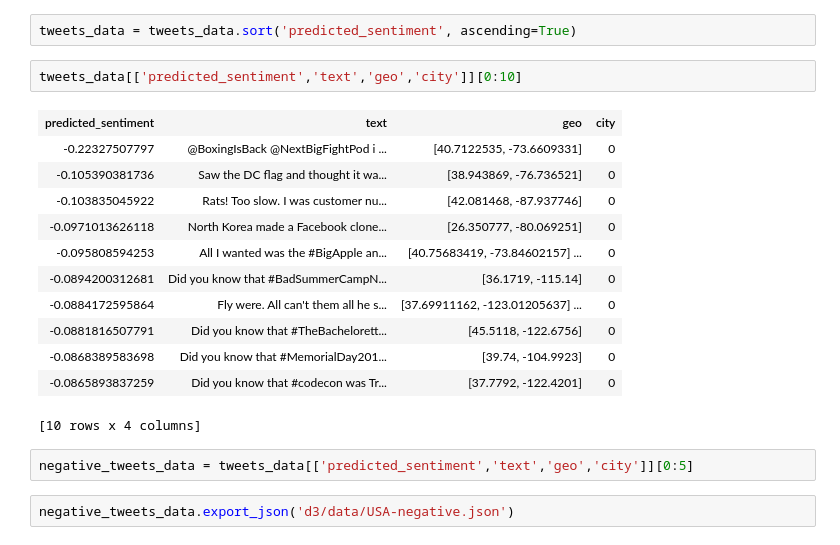
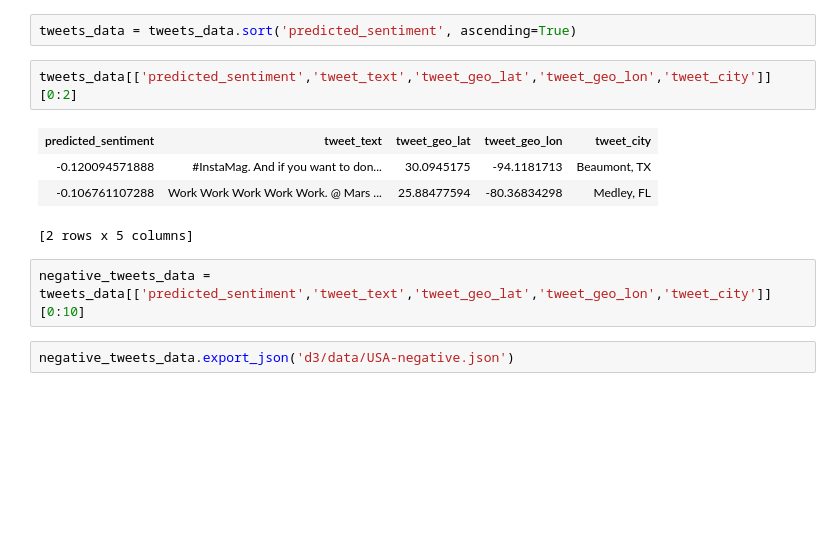
Before and after one commit to digeno/ProyectoFinMasterDataScience, a Jupyter notebook: Logistic Regression Model.ipynb, the cells around one changed output. Saved outputs shown, nothing was run; the diff lists cells and outputs as text; blank space fills up the shorter version.

```diff
--- a/Logistic Regression Model.ipynb
+++ b/Logistic Regression Model.ipynb
@@ -710,23 +698,15 @@ positive_tweets_data.export_json('d3/data/USA-positive.json')
 ## Most negative tweets
 # %%
 tweets_data = tweets_data.sort('predicted_sentiment', ascending=True)
-# %%
-tweets_data[['predicted_sentiment','text','geo','city']][0:10]
-# %% [output]
-| predicted_sentiment | text | geo | city |
-| -0.22327507797 | @BoxingIsBack @NextBigFightPod i ... | [40.7122535, -73.6609331] | 0 |
-| -0.105390381736 | Saw the DC flag and thought it wa... | [38.943869, -76.736521] | 0 |
-| -0.103835045922 | Rats! Too slow. I was customer nu... | [42.081468, -87.937746] | 0 |
-| -0.0971013626118 | North Korea made a Facebook clone... | [26.350777, -80.069251] | 0 |
-| -0.095808594253 | All I wanted was the #BigApple an... | [40.75683419, -73.84602157] ... | 0 |
-| -0.0894200312681 | Did you know that #BadSummerCampN... | [36.1719, -115.14] | 0 |
-| -0.0884172595864 | Fly were. All can't them all he s... | [37.69911162, -123.01205637] ... | 0 |
-| -0.0881816507791 | Did you know that #TheBachelorett... | [45.5118, -122.6756] | 0 |
-| -0.0868389583698 | Did you know that #MemorialDay201... | [39.74, -104.9923] | 0 |
-| -0.0865893837259 | Did you know that #codecon was Tr... | [37.7792, -122.4201] | 0 |
-[10 rows x 4 columns]
+# %%
+tweets_data[['predicted_sentiment','tweet_text','tweet_geo_lat','tweet_geo_lon','tweet_city']][0:2]
+# %% [output]
+| predicted_sentiment | tweet_text | tweet_geo_lat | tweet_geo_lon | tweet_city |
+| -0.120094571888 | #InstaMag. And if you want to don... | 30.0945175 | -94.1181713 | Beaumont, TX |
+| -0.106761107288 | Work Work Work Work Work. @ Mars ... | 25.88477594 | -80.36834298 | Medley, FL |
+[2 rows x 5 columns]
 # %%
-negative_tweets_data = tweets_data[['predicted_sentiment','text','geo','city']][0:5]
+negative_tweets_data = tweets_data[['predicted_sentiment','tweet_text','tweet_geo_lat','tweet_geo_lon','tweet_city']][0:10]
 # %%
 negative_tweets_data.export_json('d3/data/USA-negative.json')
 # %% [markdown]
```
Also changed, not shown: parts of 22 cells of this notebook, 1 other file.
